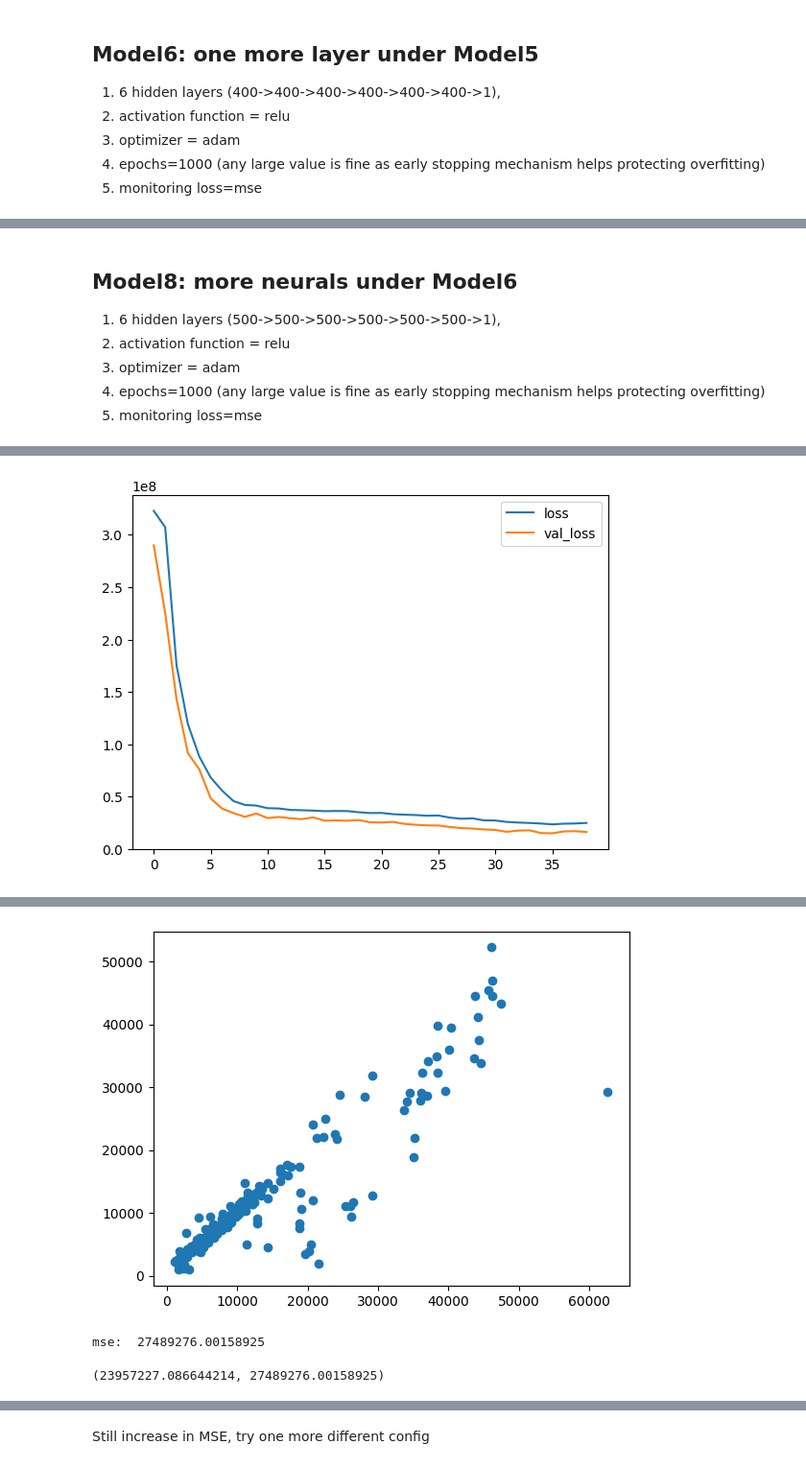
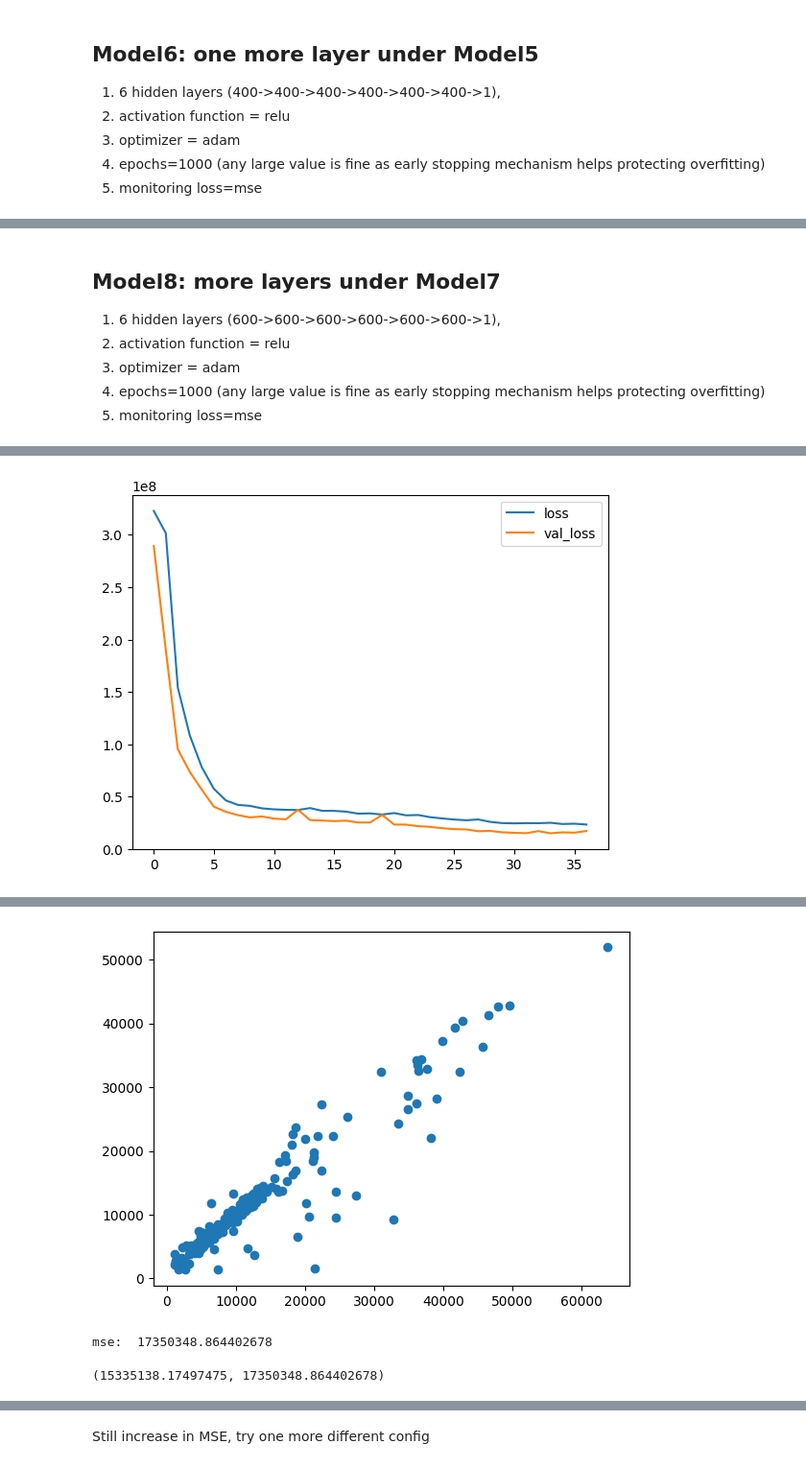
Before and after one commit to davidklhui/data-analysis, a Jupyter notebook: Tensorflow_(1)_Neural_Network_for_Regression.ipynb, the cells around one changed output, grey strips where cells are left out. Shown at 96% size. Drawn from its saved outputs; the diff is of its cells as text; code cells hidden in the pictures.

```diff
--- a/Tensorflow_(1)_Neural_Network_for_Regression.ipynb
+++ b/Tensorflow_(1)_Neural_Network_for_Regression.ipynb
@@ -289,11 +289,12 @@ def model_fit(model, optimizer, batch_size):
   plt.show()
 
 
-  prediction = model.predict(X_test)
-  plt.scatter(y_test, prediction)
+  prediction = model.predict(X_validation)
+  plt.scatter(y_validation, prediction)
   plt.show()
 
-  mse = mean_squared_error(y_test, prediction)
+  # validation MSE
+  mse = mean_squared_error(y_validation, prediction)
   print('mse: ', mse)
 
   return {'model': model, 'history': history, 'prediction': prediction, 'mse': mse}
@@ -531,19 +534,17 @@ mse:  23957227.086644214
 5. monitoring loss=mse
 # %%
 model7 = Sequential()
-model7.add(Dense(400, activation='relu'))
-model7.add(Dense(400, activation='relu'))
-model7.add(Dense(400, activation='relu'))
-model7.add(Dense(400, activation='relu'))
-model7.add(Dense(400, activation='relu'))
-model7.add(Dense(400, activation='relu'))
-model7.add(Dense(400, activation='relu'))
+model7.add(Dense(600, activation='relu'))
+model7.add(Dense(600, activation='relu'))
+model7.add(Dense(600, activation='relu'))
+model7.add(Dense(600, activation='relu'))
+model7.add(Dense(600, activation='relu'))
 model7.add(Dense(1))
 
 fit7 = model_fit(model7, optimizer='adam', batch_size=128)
 
 mse7 = fit7['mse']
 
-mse6, mse7
+mse5, mse7
 # %% [output]
 Epoch 1/10000
@@ -573,25 +574,25 @@ MSE increases, so Model7 appears to be worse than Model6. Try to improve under M
 # %% [markdown]
-## Model8: more neurals under Model6
+## Model8: more layers under Model7
 
-1. 6 hidden layers (500->500->500->500->500->500->1),
+1. 6 hidden layers (600->600->600->600->600->600->1),
 2. activation function = relu
 3. optimizer = adam
 4. epochs=1000 (any large value is fine as early stopping mechanism helps protecting overfitting)
 5. monitoring loss=mse
 # %%
 model8 = Sequential()
-model8.add(Dense(500, activation='relu'))
-model8.add(Dense(500, activation='relu'))
-model8.add(Dense(500, activation='relu'))
-model8.add(Dense(500, activation='relu'))
-model8.add(Dense(500, activation='relu'))
-model8.add(Dense(500, activation='relu'))
+model8.add(Dense(600, activation='relu'))
+model8.add(Dense(600, activation='relu'))
+model8.add(Dense(600, activation='relu'))
+model8.add(Dense(600, activation='relu'))
+model8.add(Dense(600, activation='relu'))
+model8.add(Dense(600, activation='relu'))
 model8.add(Dense(1))
 
 fit8 = model_fit(model8, optimizer='adam', batch_size=128)
 
 mse8 = fit8['mse']
 
-mse6, mse8
+mse7, mse8
 # %% [output]
 Epoch 1/10000
@@ -611,4 +612,4 @@ Trainable params: 1257501 (4.80 MB)
 Non-trainable params: 0 (0.00 Byte)
 _________________________________________________________________
 model summary:  None
-[figure, old version]
+[figure, new version]
@@ -616,4 +617,4 @@ model summary:  None
-[figure, old version]
+[figure, new version]
-mse:  27489276.00158925
+mse:  17350348.864402678
-(23957227.086644214, 27489276.00158925)
+(15335138.17497475, 17350348.864402678)
 # %% [markdown]
```
Also changed, not shown: parts of 29 cells of this notebook.
